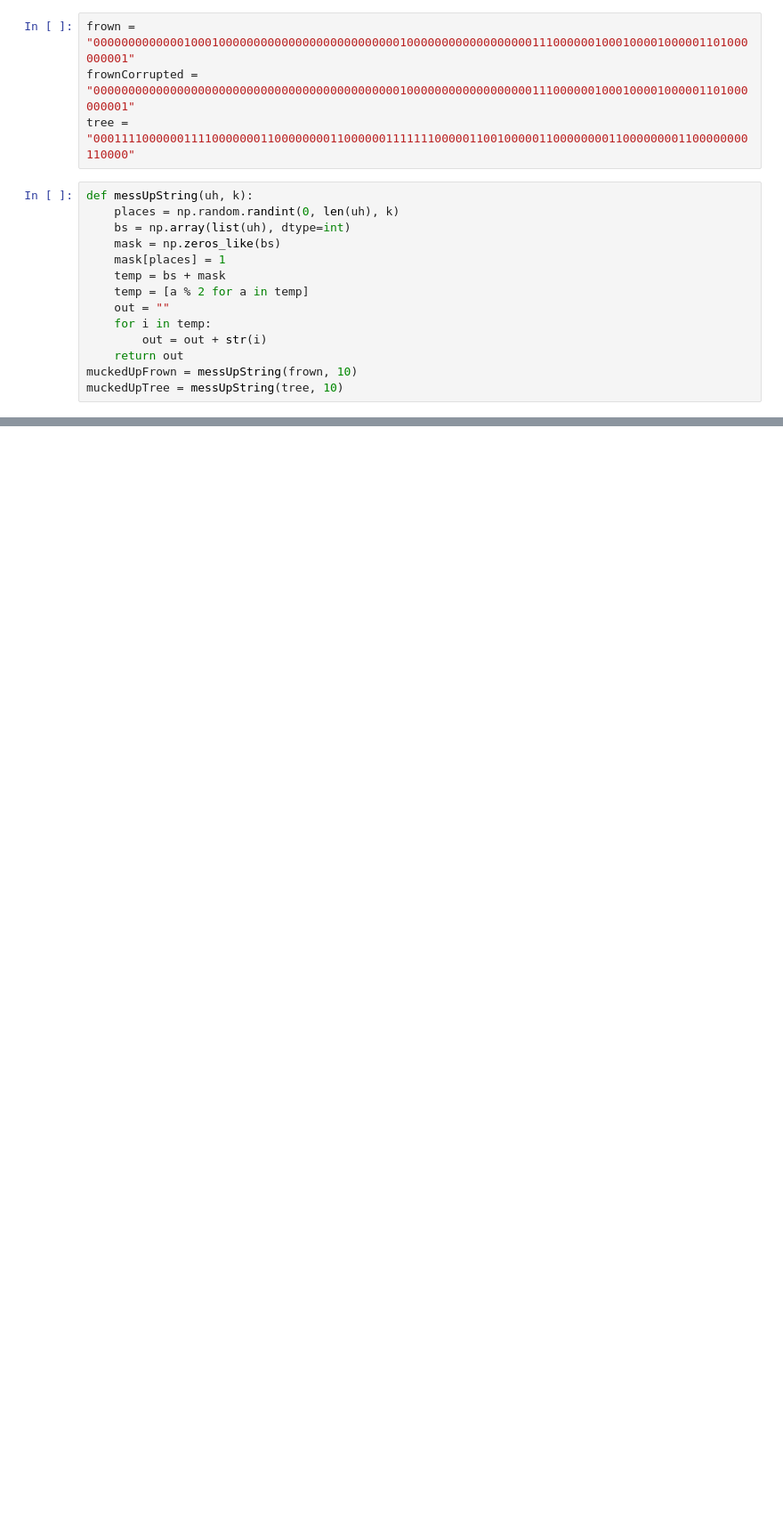
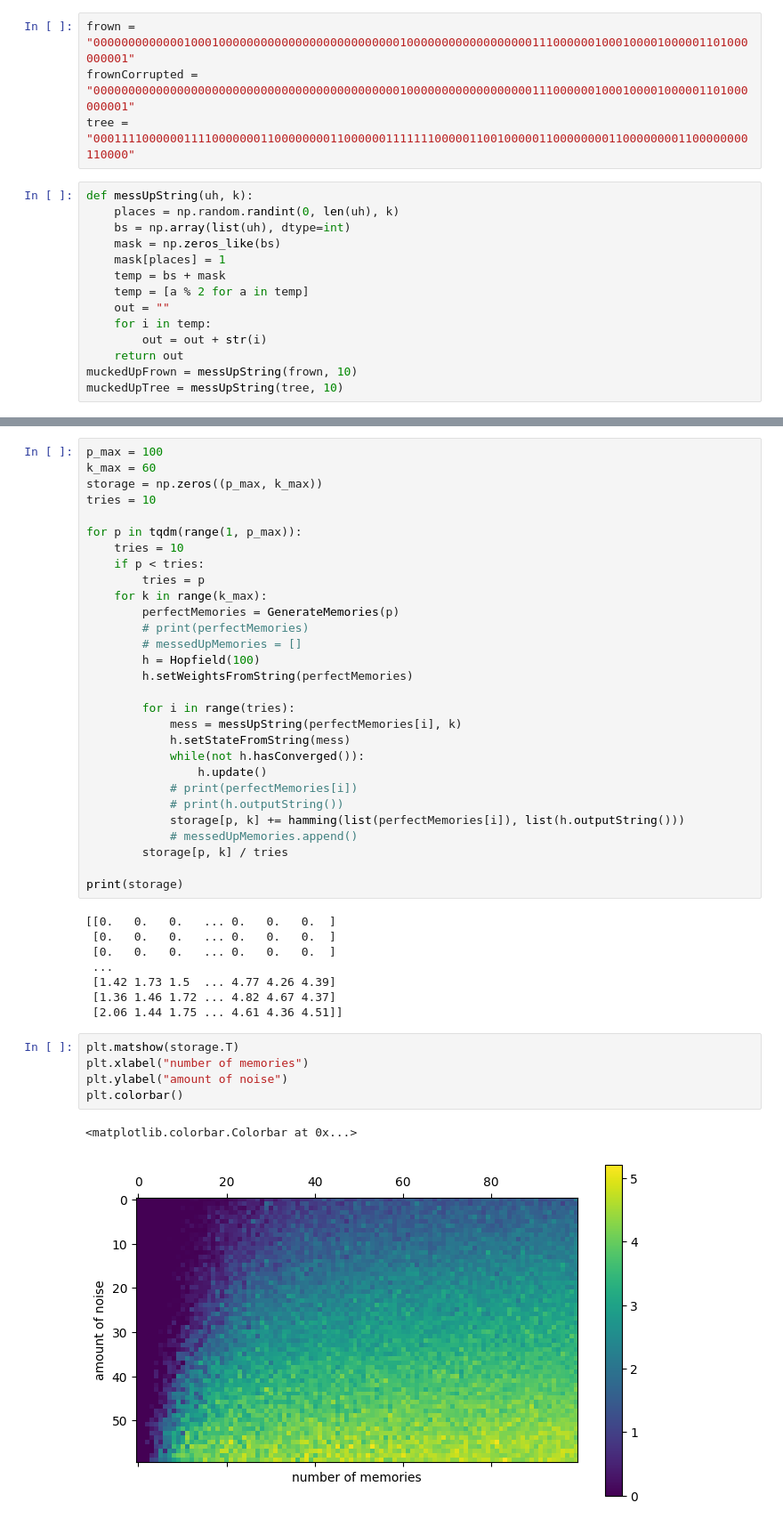
Before and after one commit to Goldartfrog/ComputationalPhysics, a Jupyter notebook: CompPhys/Project 3/Hopfield.ipynb, the cells around one changed output, grey strips where cells are left out. Shown at 89% size. Cells and saved outputs as stored; diff of their text form; blank space fills up the shorter version.

Commit message:
finished hopfield

```diff
--- a/CompPhys/Project 3/Hopfield.ipynb
+++ b/CompPhys/Project 3/Hopfield.ipynb
@@ -218,0 +233,45 @@ array([[1., 1., 1.],
+# %%
+p_max = 100
+k_max = 60
+storage = np.zeros((p_max, k_max))
+tries = 10
+
+for p in tqdm(range(1, p_max)):
+    tries = 10
+    if p < tries:
+        tries = p
+    for k in range(k_max):
+        perfectMemories = GenerateMemories(p)
+        # print(perfectMemories)
+        # messedUpMemories = []
+        h = Hopfield(100)
+        h.setWeightsFromString(perfectMemories)
+
+        for i in range(tries):
+            mess = messUpString(perfectMemories[i], k)
+            h.setStateFromString(mess)
+            while(not h.hasConverged()):
+                h.update()
+            # print(perfectMemories[i])
+            # print(h.outputString())
+            storage[p, k] += hamming(list(perfectMemories[i]), list(h.outputString()))
+            # messedUpMemories.append()
+        storage[p, k] / tries
+
+print(storage)
+# %% [output]
+[[0.   0.   0.   ... 0.   0.   0.  ]
+ [0.   0.   0.   ... 0.   0.   0.  ]
+ [0.   0.   0.   ... 0.   0.   0.  ]
+ ...
+ [1.42 1.73 1.5  ... 4.77 4.26 4.39]
+ [1.36 1.46 1.72 ... 4.82 4.67 4.37]
+ [2.06 1.44 1.75 ... 4.61 4.36 4.51]]
+# %%
+plt.matshow(storage.T)
+plt.xlabel("number of memories")
+plt.ylabel("amount of noise")
+plt.colorbar()
+# %% [output]
+<matplotlib.colorbar.Colorbar at 0x...>
+[figure, added]
```
Also changed, not shown: parts of 10 cells of this notebook, 2 other files.
